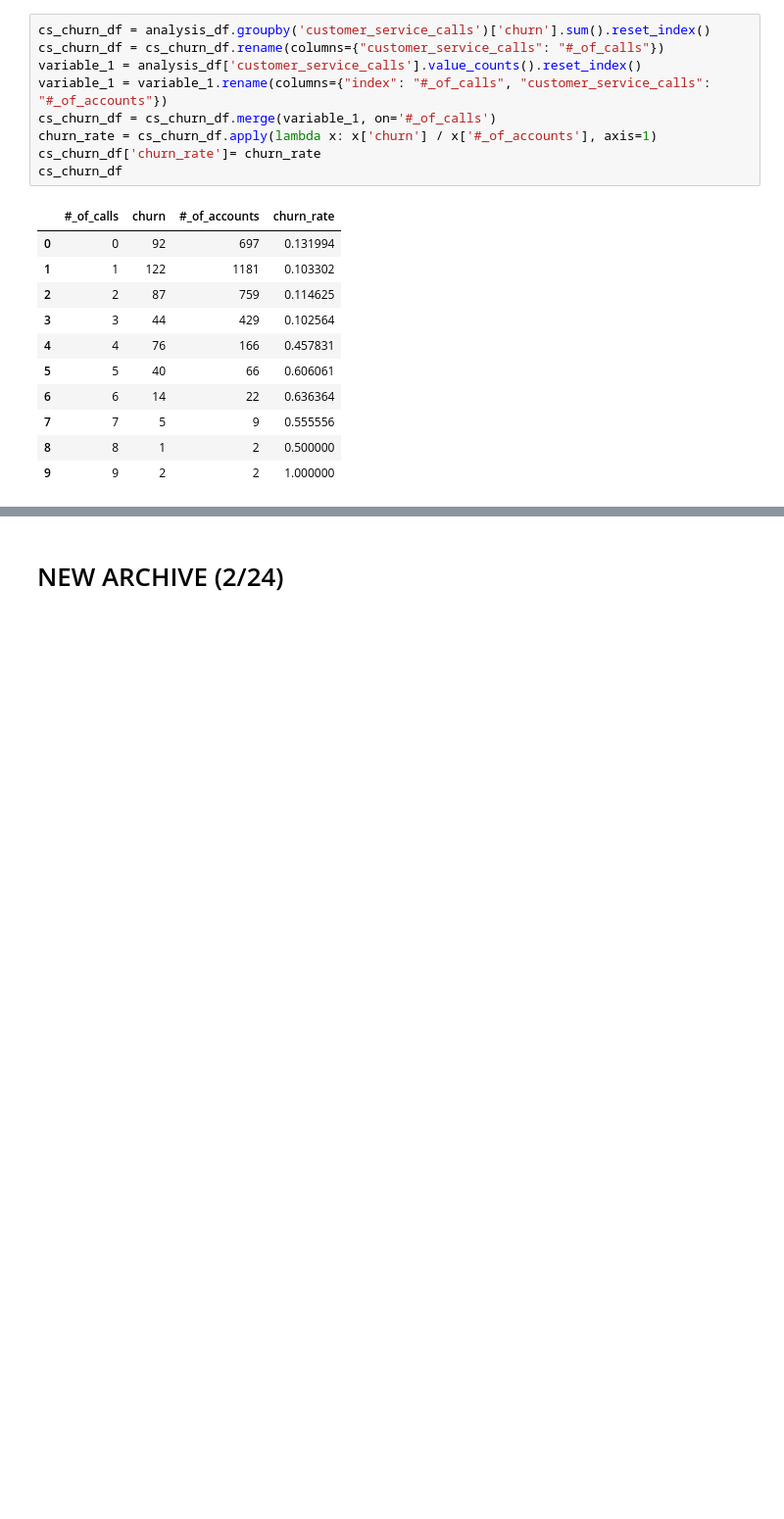
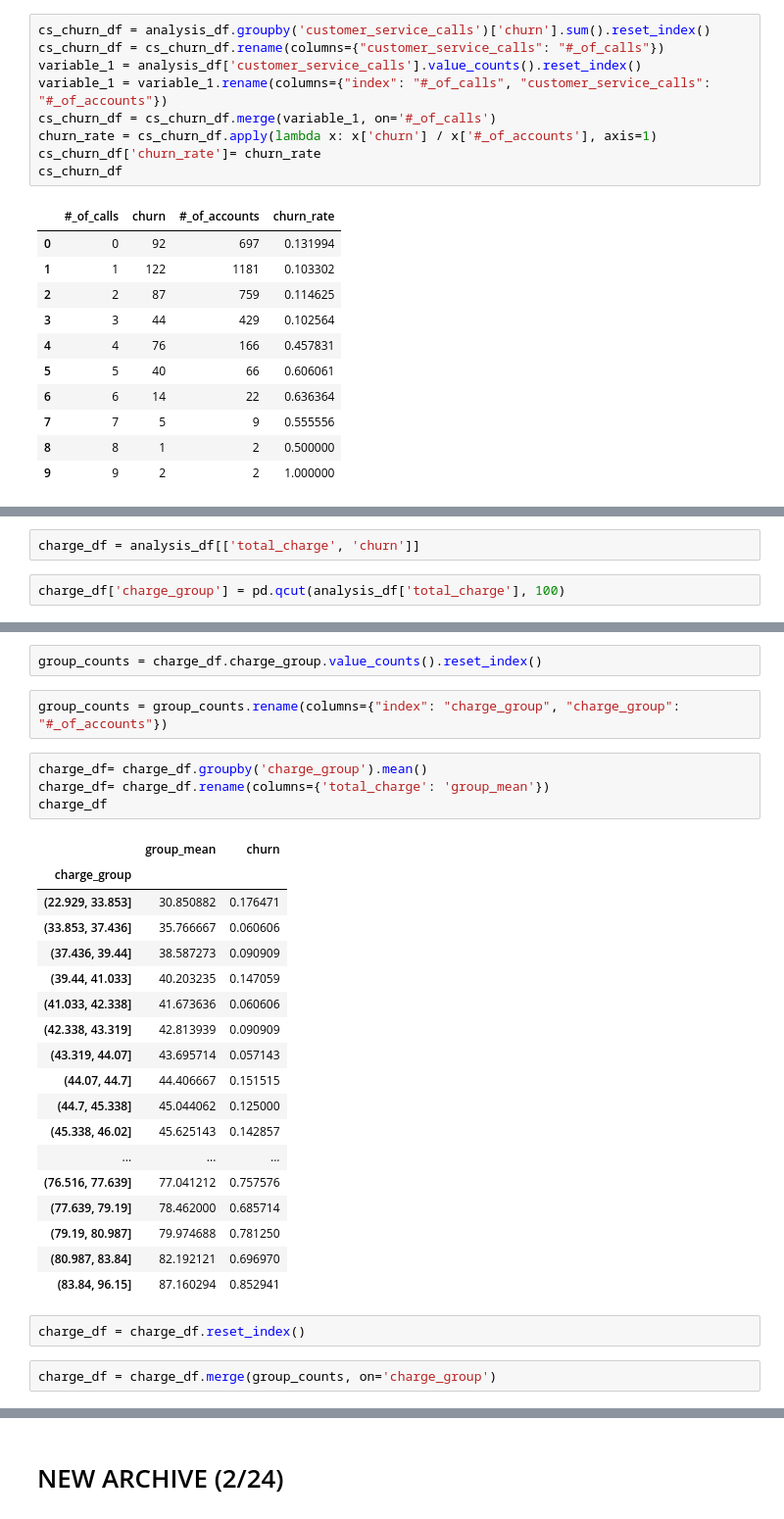
Before and after one commit to jxn628/syriatel-churn-analysis, a Jupyter notebook: student.ipynb, the cells around one changed output, grey strips where cells are left out. Shown at 98% size. Drawn from its saved outputs; the diff is of its cells as text; blank space fills up the shorter version.

```diff
--- a/student.ipynb
+++ b/student.ipynb
@@ -705,0 +762,4 @@ plt.show();
+# %%
+charge_df = analysis_df[['total_charge', 'churn']]
+# %%
+charge_df['charge_group'] = pd.qcut(analysis_df['total_charge'], 100)
@@ -705,0 +788,31 @@ plt.show();
+# %%
+group_counts = charge_df.charge_group.value_counts().reset_index()
+# %%
+group_counts = group_counts.rename(columns={"index": "charge_group", "charge_group": "#_of_accounts"})
+# %%
+charge_df= charge_df.groupby('charge_group').mean()
+charge_df= charge_df.rename(columns={'total_charge': 'group_mean'})
+charge_df
+# %% [output]
+|  | group_mean | churn |
+| charge_group |  |  |
+| (22.929, 33.853] | 30.850882 | 0.176471 |
+| (33.853, 37.436] | 35.766667 | 0.060606 |
+| (37.436, 39.44] | 38.587273 | 0.090909 |
+| (39.44, 41.033] | 40.203235 | 0.147059 |
+| (41.033, 42.338] | 41.673636 | 0.060606 |
+| (42.338, 43.319] | 42.813939 | 0.090909 |
+| (43.319, 44.07] | 43.695714 | 0.057143 |
+| (44.07, 44.7] | 44.406667 | 0.151515 |
+| (44.7, 45.338] | 45.044062 | 0.125000 |
+| (45.338, 46.02] | 45.625143 | 0.142857 |
+| ... | ... | ... |
+| (76.516, 77.639] | 77.041212 | 0.757576 |
+| (77.639, 79.19] | 78.462000 | 0.685714 |
+| (79.19, 80.987] | 79.974688 | 0.781250 |
+| (80.987, 83.84] | 82.192121 | 0.696970 |
+| (83.84, 96.15] | 87.160294 | 0.852941 |
+# %%
+charge_df = charge_df.reset_index()
+# %%
+charge_df = charge_df.merge(group_counts, on='charge_group')
```
Also changed, not shown: parts of 41 cells of this notebook.
